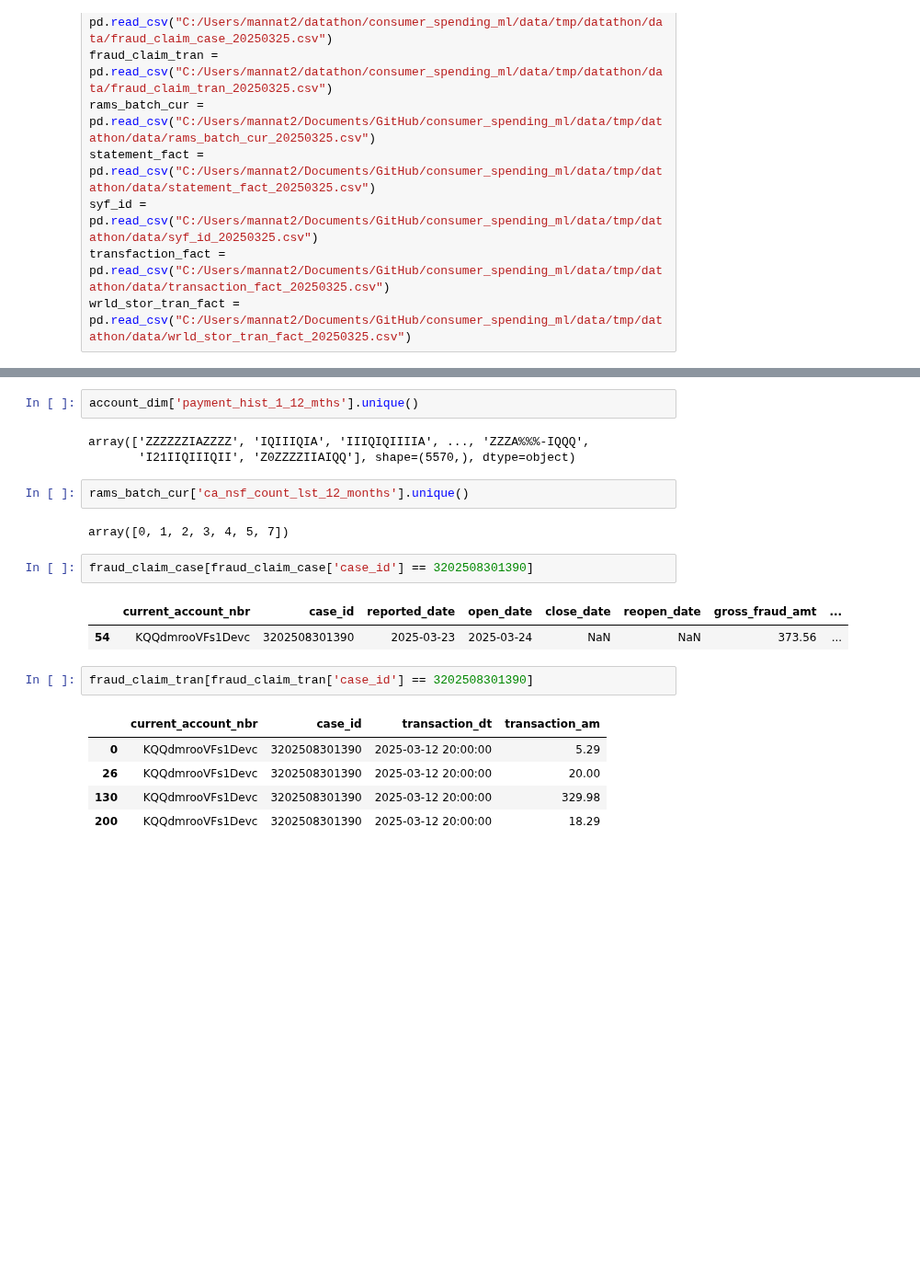
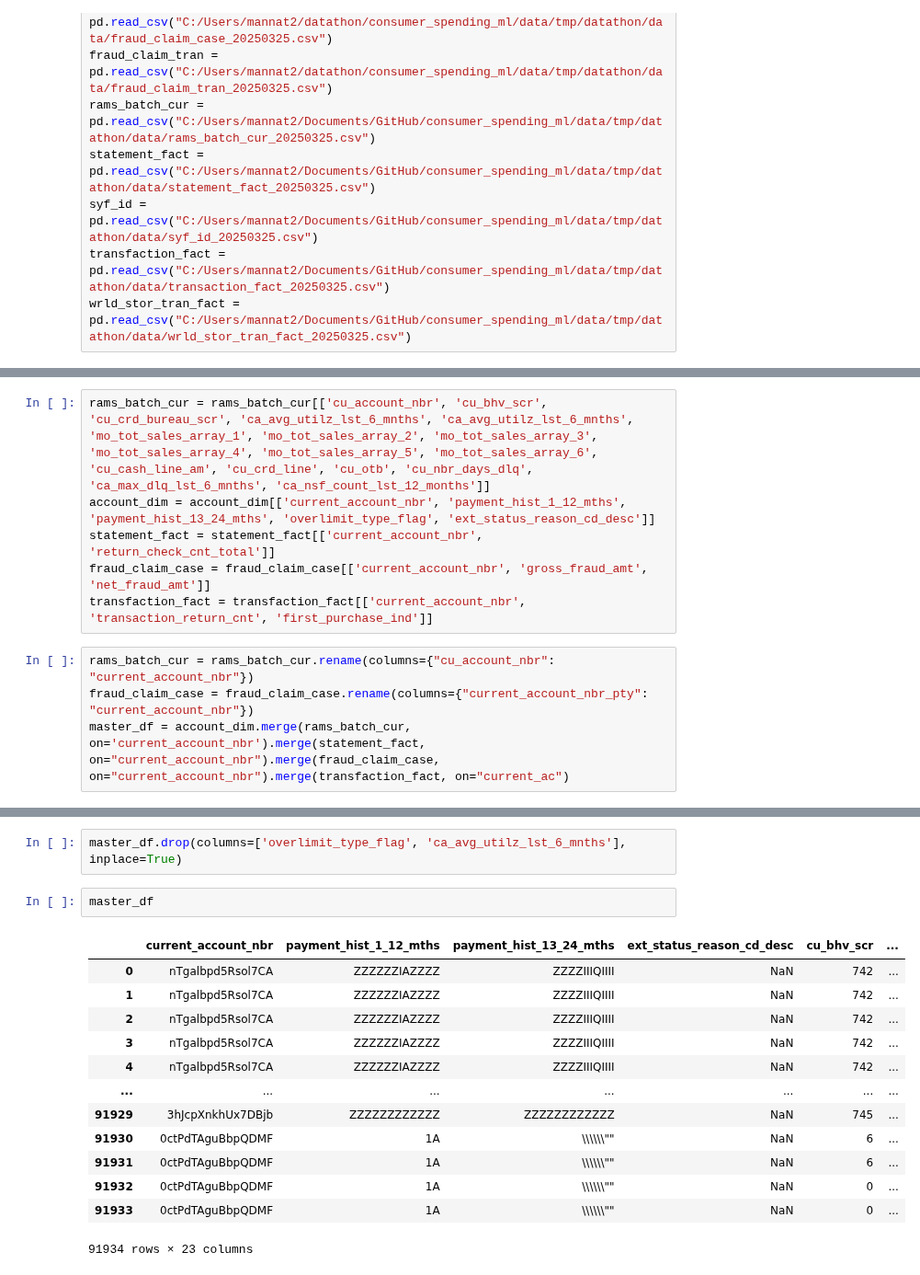
Before and after one commit to manntalati/consumer_spending_ml, a Jupyter notebook: classification_model/model.ipynb, the cells around one changed output, grey strips where cells are left out. Shown at 92% size. Saved outputs shown, nothing was run; the diff lists cells and outputs as text; blank space fills up the shorter version.

```diff
--- a/classification_model/model.ipynb
+++ b/classification_model/model.ipynb
@@ -47,3 +52,13 @@ master_df = [account_dim.columns] + [fraud_claim_case.columns] + [fraud_claim_tr
+# %%
+rams_batch_cur = rams_batch_cur[['cu_account_nbr', 'cu_bhv_scr', 'cu_crd_bureau_scr', 'ca_avg_utilz_lst_6_mnths', 'ca_avg_utilz_lst_6_mnths', 'mo_tot_sales_array_1', 'mo_tot_sales_array_2', 'mo_tot_sales_array_3', 'mo_tot_sales_array_4', 'mo_tot_sales_array_5', 'mo_tot_sales_array_6', 'cu_cash_line_am', 'cu_crd_line', 'cu_otb', 'cu_nbr_days_dlq', 'ca_max_dlq_lst_6_mnths', 'ca_nsf_count_lst_12_months']]
+account_dim = account_dim[['current_account_nbr', 'payment_hist_1_12_mths', 'payment_hist_13_24_mths', 'overlimit_type_flag', 'ext_status_reason_cd_desc']]
+statement_fact = statement_fact[['current_account_nbr', 'return_check_cnt_total']]
+fraud_claim_case = fraud_claim_case[['current_account_nbr', 'gross_fraud_amt', 'net_fraud_amt']]
+transfaction_fact = transfaction_fact[['current_account_nbr', 'transaction_return_cnt', 'first_purchase_ind']]
+# %%
+rams_batch_cur = rams_batch_cur.rename(columns={"cu_account_nbr": "current_account_nbr"})
+fraud_claim_case = fraud_claim_case.rename(columns={"current_account_nbr_pty": "current_account_nbr"})
+master_df = account_dim.merge(rams_batch_cur, on='current_account_nbr').merge(statement_fact, on="current_account_nbr").merge(fraud_claim_case, on="current_account_nbr").merge(transfaction_fact, on="current_ac")
 # %%
 master_df
 # %% [output]
@@ -67,22 +78,18 @@ master_df
-# %%
-account_dim['payment_hist_1_12_mths'].unique()
-# %% [output]
-array(['ZZZZZZIAZZZZ', 'IQIIIQIA', 'IIIQIQIIIIA', ..., 'ZZZA%%%-IQQQ',
-       'I21IIQIIIQII', 'Z0ZZZZIIAIQQ'], shape=(5570,), dtype=object)
-# %%
-rams_batch_cur['ca_nsf_count_lst_12_months'].unique()
-# %% [output]
-array([0, 1, 2, 3, 4, 5, 7])
-# %%
-fraud_claim_case[fraud_claim_case['case_id'] == 3202508301390]
-# %% [output]
-|  | current_account_nbr | case_id | reported_date | open_date | close_date | reopen_date | gross_fraud_amt | ... |
-| 54 | KQQdmrooVFs1Devc | 3202508301390 | 2025-03-23 | 2025-03-24 | NaN | NaN | 373.56 | ... |
-# %%
-fraud_claim_tran[fraud_claim_tran['case_id'] == 3202508301390]
-# %% [output]
-|  | current_account_nbr | case_id | transaction_dt | transaction_am |
-| 0 | KQQdmrooVFs1Devc | 3202508301390 | 2025-03-12 20:00:00 | 5.29 |
-| 26 | KQQdmrooVFs1Devc | 3202508301390 | 2025-03-12 20:00:00 | 20.00 |
-| 130 | KQQdmrooVFs1Devc | 3202508301390 | 2025-03-12 20:00:00 | 329.98 |
-| 200 | KQQdmrooVFs1Devc | 3202508301390 | 2025-03-12 20:00:00 | 18.29 |
+# %%
+master_df.drop(columns=['overlimit_type_flag', 'ca_avg_utilz_lst_6_mnths'], inplace=True)
+# %%
+master_df
+# %% [output]
+|  | current_account_nbr | payment_hist_1_12_mths | payment_hist_13_24_mths | ext_status_reason_cd_desc | cu_bhv_scr | ... |
+| 0 | nTgalbpd5Rsol7CA | ZZZZZZIAZZZZ | ZZZZIIIQIIII | NaN | 742 | ... |
+| 1 | nTgalbpd5Rsol7CA | ZZZZZZIAZZZZ | ZZZZIIIQIIII | NaN | 742 | ... |
+| 2 | nTgalbpd5Rsol7CA | ZZZZZZIAZZZZ | ZZZZIIIQIIII | NaN | 742 | ... |
+| 3 | nTgalbpd5Rsol7CA | ZZZZZZIAZZZZ | ZZZZIIIQIIII | NaN | 742 | ... |
+| 4 | nTgalbpd5Rsol7CA | ZZZZZZIAZZZZ | ZZZZIIIQIIII | NaN | 742 | ... |
+| ... | ... | ... | ... | ... | ... | ... |
+| 91929 | 3hJcpXnkhUx7DBjb | ZZZZZZZZZZZZ | ZZZZZZZZZZZZ | NaN | 745 | ... |
+| 91930 | 0ctPdTAguBbpQDMF | 1A | \\\\\\"" | NaN | 6 | ... |
+| 91931 | 0ctPdTAguBbpQDMF | 1A | \\\\\\"" | NaN | 6 | ... |
+| 91932 | 0ctPdTAguBbpQDMF | 1A | \\\\\\"" | NaN | 0 | ... |
+| 91933 | 0ctPdTAguBbpQDMF | 1A | \\\\\\"" | NaN | 0 | ... |
+91934 rows × 23 columns
```
Also changed, not shown: parts of 5 cells of this notebook, 1 other file.
